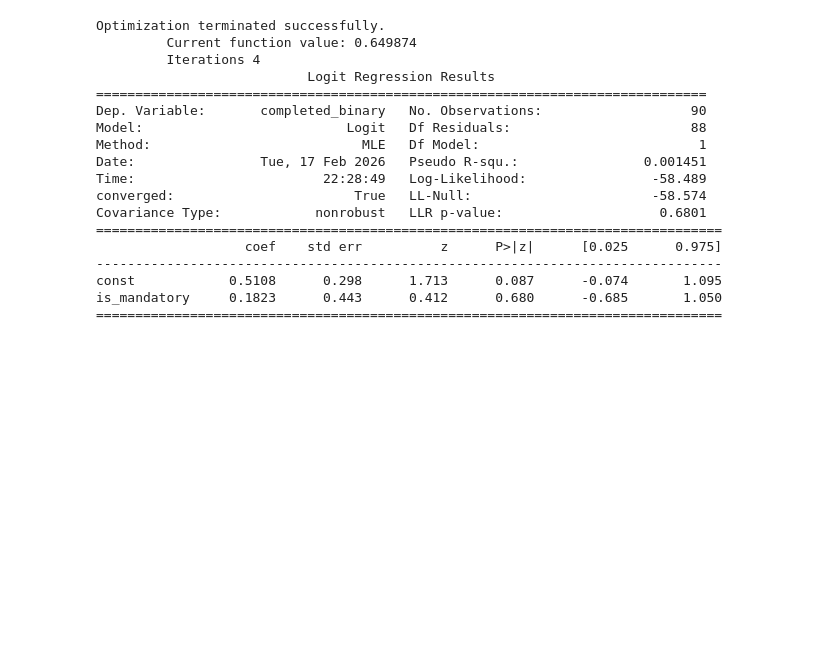
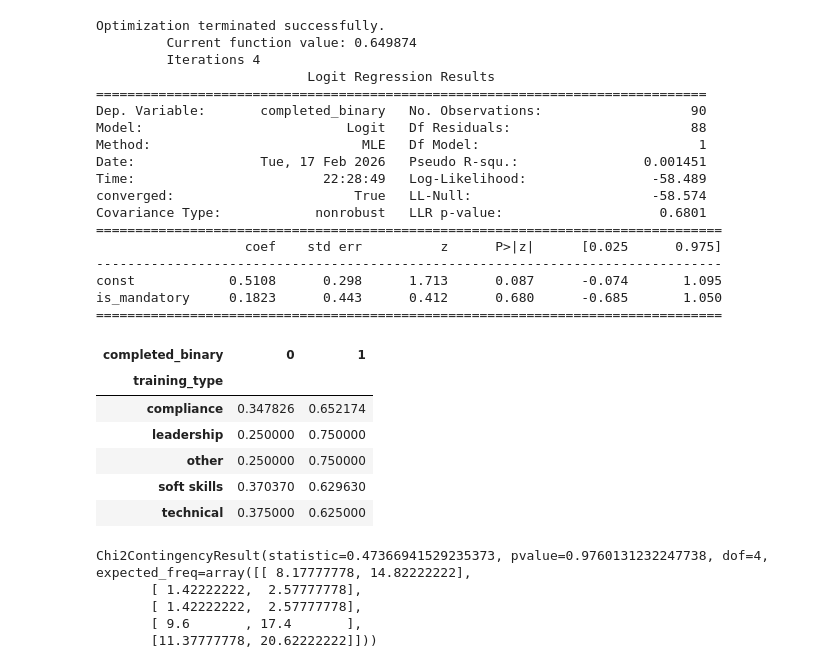
Before and after one commit to ndxdxd/Employee_Training_EDA, a Jupyter notebook: notebook.ipynb, the cells around one changed output. Saved outputs shown, nothing was run; the diff lists cells and outputs as text; code cells hidden in the pictures; blank space fills up the shorter version.

```diff
--- a/notebook.ipynb
+++ b/notebook.ipynb
@@ -251,3 +251,21 @@ Covariance Type:            nonrobust   LLR p-value:                    0.6801
 const            0.5108      0.298      1.713      0.087      -0.074       1.095
 is_mandatory     0.1823      0.443      0.412      0.680      -0.685       1.050
 ================================================================================
+# %%
+pd.crosstab(df["training_type"], df["completed_binary"], normalize="index")
+# %% [output]
+| completed_binary | 0 | 1 |
+| training_type |  |  |
+| compliance | 0.347826 | 0.652174 |
+| leadership | 0.250000 | 0.750000 |
+| other | 0.250000 | 0.750000 |
+| soft skills | 0.370370 | 0.629630 |
+| technical | 0.375000 | 0.625000 |
+# %%
+chi2_contingency(pd.crosstab(df["training_type"], df["completed_binary"]))
+# %% [output]
+Chi2ContingencyResult(statistic=0.47366941529235373, pvalue=0.9760131232247738, dof=4, expected_freq=array([[ 8.17777778, 14.82222222],
+       [ 1.42222222,  2.57777778],
+       [ 1.42222222,  2.57777778],
+       [ 9.6       , 17.4       ],
+       [11.37777778, 20.62222222]]))
```
Also changed, not shown: parts of 6 cells of this notebook.
